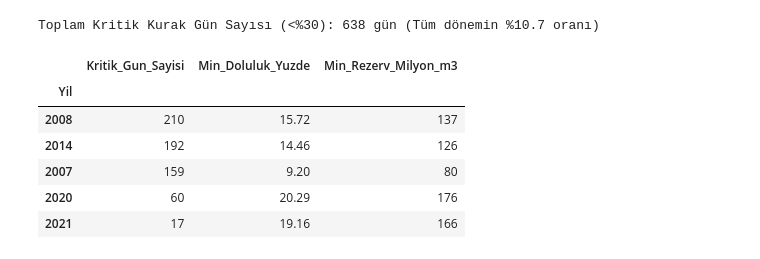
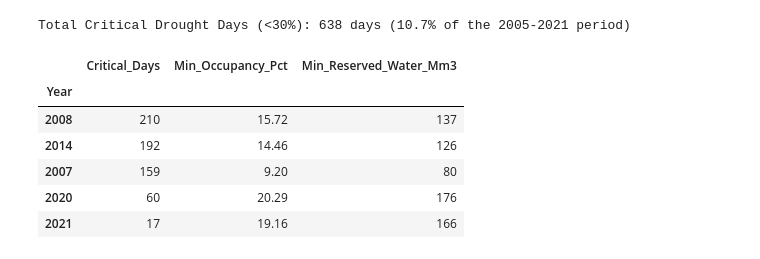
Before and after one commit to Uguravsar75/istanbul-baraj-analizi, a Jupyter notebook: notebooks/istanbul_baraj_kesifsel_analiz.ipynb, the cells around one changed output. Cells and saved outputs as stored; diff of their text form; code cells hidden in the pictures.

```diff
--- a/notebooks/istanbul_baraj_kesifsel_analiz.ipynb
+++ b/notebooks/istanbul_baraj_kesifsel_analiz.ipynb
@@ -82,18 +82,18 @@ plt.show()
 # %%
-df_occ['Yil'] = df_occ['DATE'].dt.year
-kurak_gunler = df_occ[df_occ['GENERAL_DAM_OCCUPANCY_RATE'] < 30]
-kurak_ozet = kurak_gunler.groupby('Yil').agg(
-    Kritik_Gun_Sayisi=('DATE', 'count'),
-    Min_Doluluk_Yuzde=('GENERAL_DAM_OCCUPANCY_RATE', 'min'),
-    Min_Rezerv_Milyon_m3=('GENERAL_DAM_RESERVED_WATER', 'min')
-).sort_values('Kritik_Gun_Sayisi', ascending=False)
+df_occ["Year"] = df_occ["DATE"].dt.year
+drought_days = df_occ[df_occ["GENERAL_DAM_OCCUPANCY_RATE"] < 30]
+drought_summary = drought_days.groupby("Year").agg(
+    Critical_Days=("DATE", "count"),
+    Min_Occupancy_Pct=("GENERAL_DAM_OCCUPANCY_RATE", "min"),
+    Min_Reserved_Water_Mm3=("GENERAL_DAM_RESERVED_WATER", "min")
+).sort_values("Critical_Days", ascending=False)
 
-print(f'Toplam Kritik Kurak Gün Sayısı (<%30): {len(kurak_gunler)} gün (Tüm dönemin %{len(kurak_gunler)/len(df_occ)*100:.1f} oranı)')
-kurak_ozet
+print(f"Total Critical Drought Days (<30%): {len(drought_days)} days ({len(drought_days)/len(df_occ)*100:.1f}% of the 2005-2021 period)")
+drought_summary
 # %% [output]
-Toplam Kritik Kurak Gün Sayısı (<%30): 638 gün (Tüm dönemin %10.7 oranı)
+Total Critical Drought Days (<30%): 638 days (10.7% of the 2005-2021 period)
-|  | Kritik_Gun_Sayisi | Min_Doluluk_Yuzde | Min_Rezerv_Milyon_m3 |
-| Yil |  |  |  |
+|  | Critical_Days | Min_Occupancy_Pct | Min_Reserved_Water_Mm3 |
+| Year |  |  |  |
 | 2008 | 210 | 15.72 | 137 |
 | 2014 | 192 | 14.46 | 126 |
 | 2007 | 159 | 9.20 | 80 |
```
Also changed, not shown: parts of 11 cells of this notebook, 12 other files.
